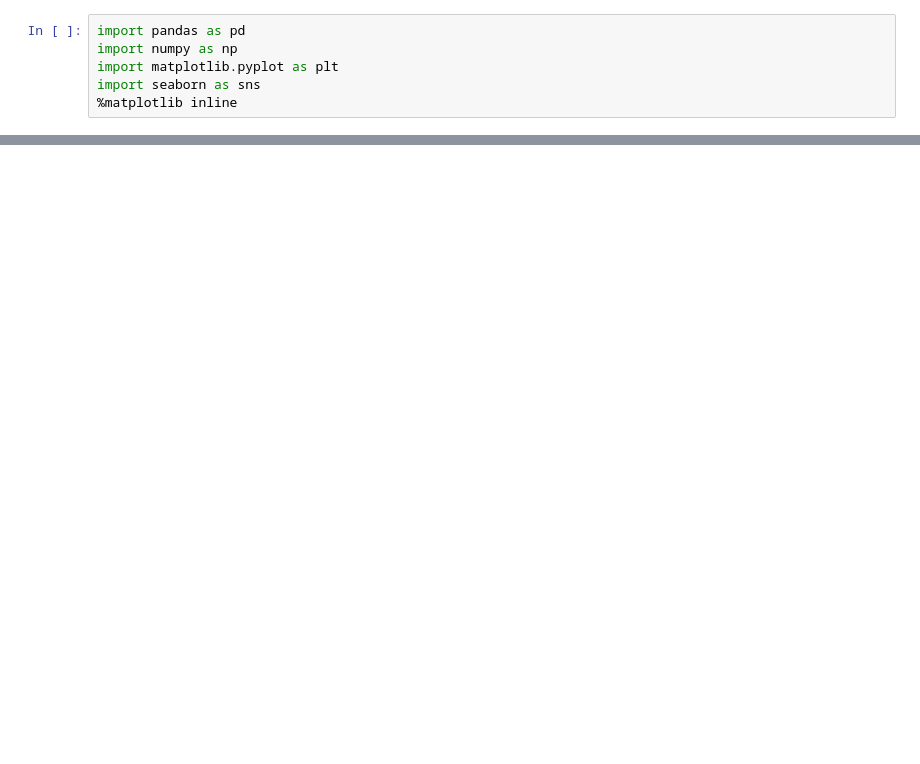
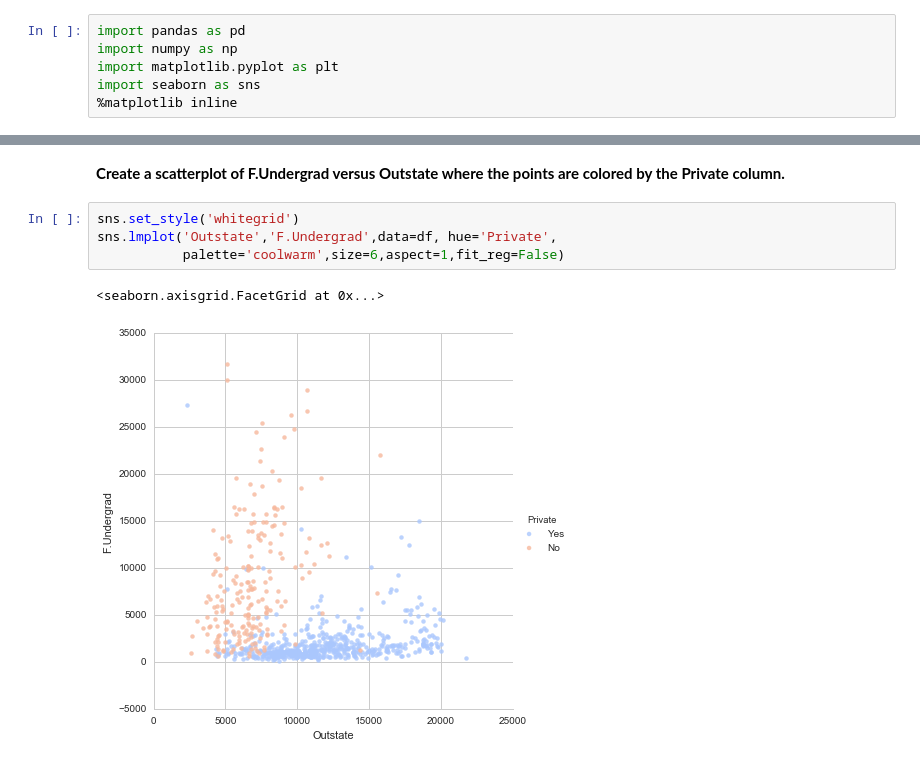
Before and after one commit to MaryamNajafian/Tea_DataScience_PyIntro_TF, a Jupyter notebook: DSLect5e_Excercise5.ipynb, the cells around one changed output, grey strips where cells are left out. Saved outputs shown, nothing was run; the diff lists cells and outputs as text; blank space fills up the shorter version.

```diff
--- a/DSLect5e_Excercise5.ipynb
+++ b/DSLect5e_Excercise5.ipynb
@@ -183,0 +108,9 @@ avg / total       0.84      0.84      0.84       300
+# %% [markdown]
+**Create a scatterplot of F.Undergrad versus Outstate where the points are colored by the Private column.**
+# %%
+sns.set_style('whitegrid')
+sns.lmplot('Outstate','F.Undergrad',data=df, hue='Private',
+           palette='coolwarm',size=6,aspect=1,fit_reg=False)
+# %% [output]
+<seaborn.axisgrid.FacetGrid at 0x...>
+[figure, added]
```
Also changed, not shown: parts of 71 cells of this notebook.
